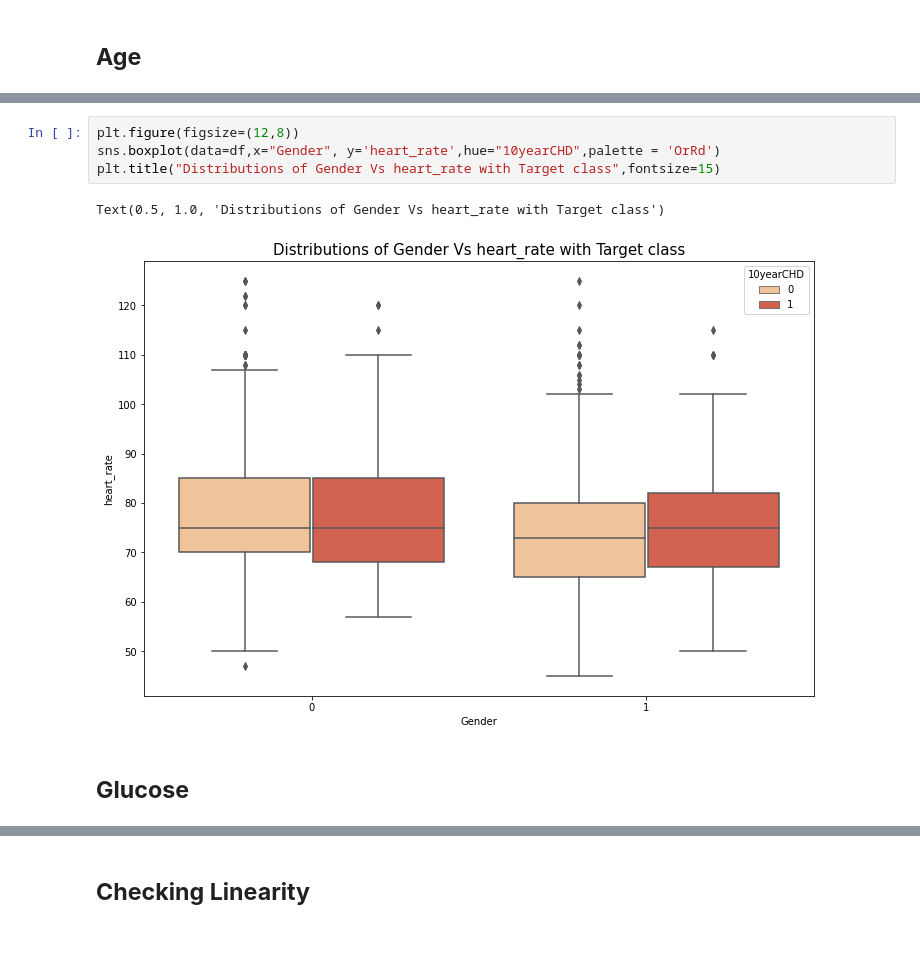
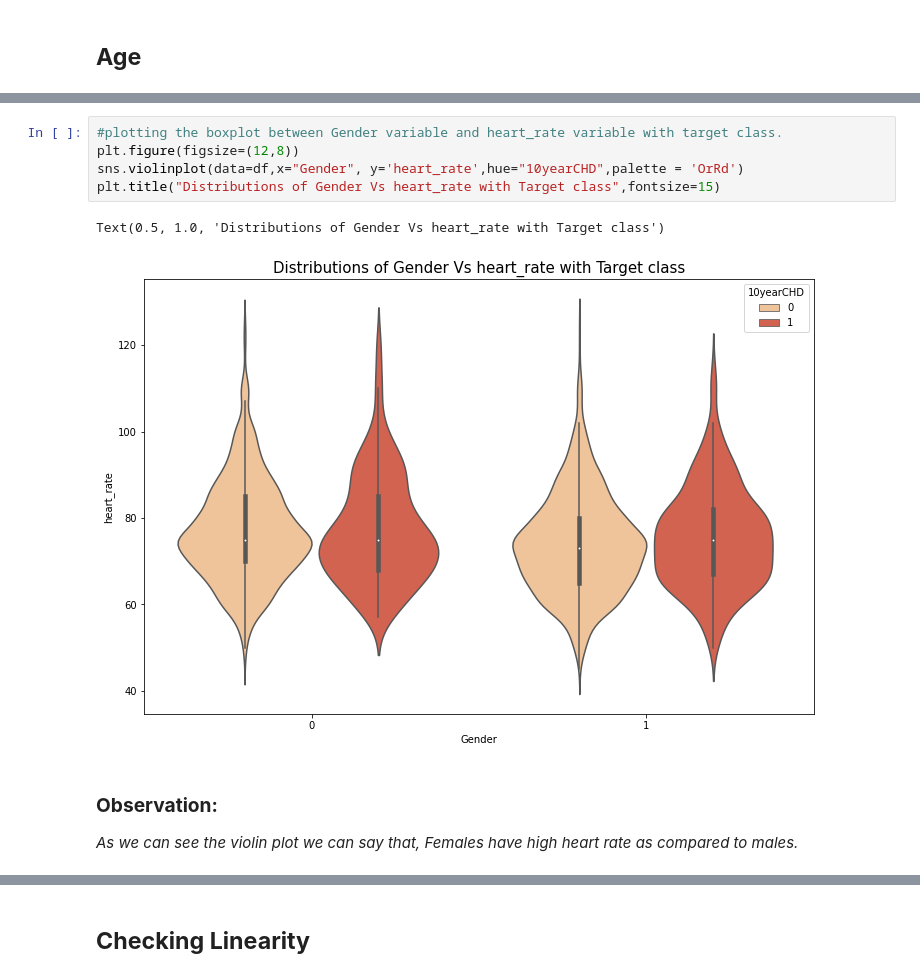
Before and after one commit to parulsharma098/Cardiovascular-Risk-Prediction, a Jupyter notebook: CARDIOVASCULAR_RISK_PREDICTION_CAPSTONE_III(Classification).ipynb, the cells around one changed output, grey strips where cells are left out. Cells and saved outputs as stored; diff of their text form; blank space fills up the shorter version.

```diff
--- a/CARDIOVASCULAR_RISK_PREDICTION_CAPSTONE_III(Classification).ipynb
+++ b/CARDIOVASCULAR_RISK_PREDICTION_CAPSTONE_III(Classification).ipynb
@@ -818,9 +917,13 @@ Text(0.5, 1.0, 'Distributions of Gender Vs Total Cholesterol with Target class')
 # %%
+#plotting the boxplot between Gender variable and heart_rate variable with target class.
 plt.figure(figsize=(12,8))
-sns.boxplot(data=df,x="Gender", y='heart_rate',hue="10yearCHD",palette = 'OrRd')
+sns.violinplot(data=df,x="Gender", y='heart_rate',hue="10yearCHD",palette = 'OrRd')
 plt.title("Distributions of Gender Vs heart_rate with Target class",fontsize=15)
 # %% [output]
 Text(0.5, 1.0, 'Distributions of Gender Vs heart_rate with Target class')
-[figure, old version]
+[figure, new version]
-# %% [markdown]
-## **Glucose**
+# %% [markdown]
+
+### **Observation:**
+
+*As we can see the violin plot we can say that, Females have high heart rate as compared to males.*
```
Also changed, not shown: parts of 119 cells of this notebook.
